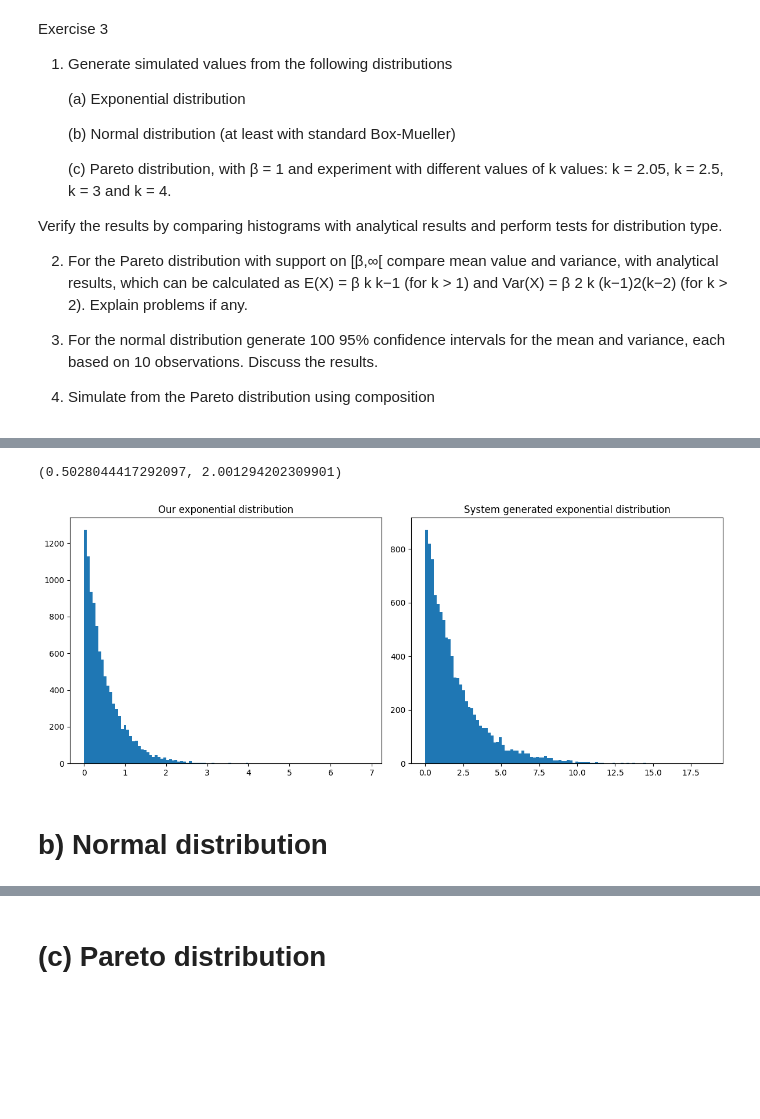
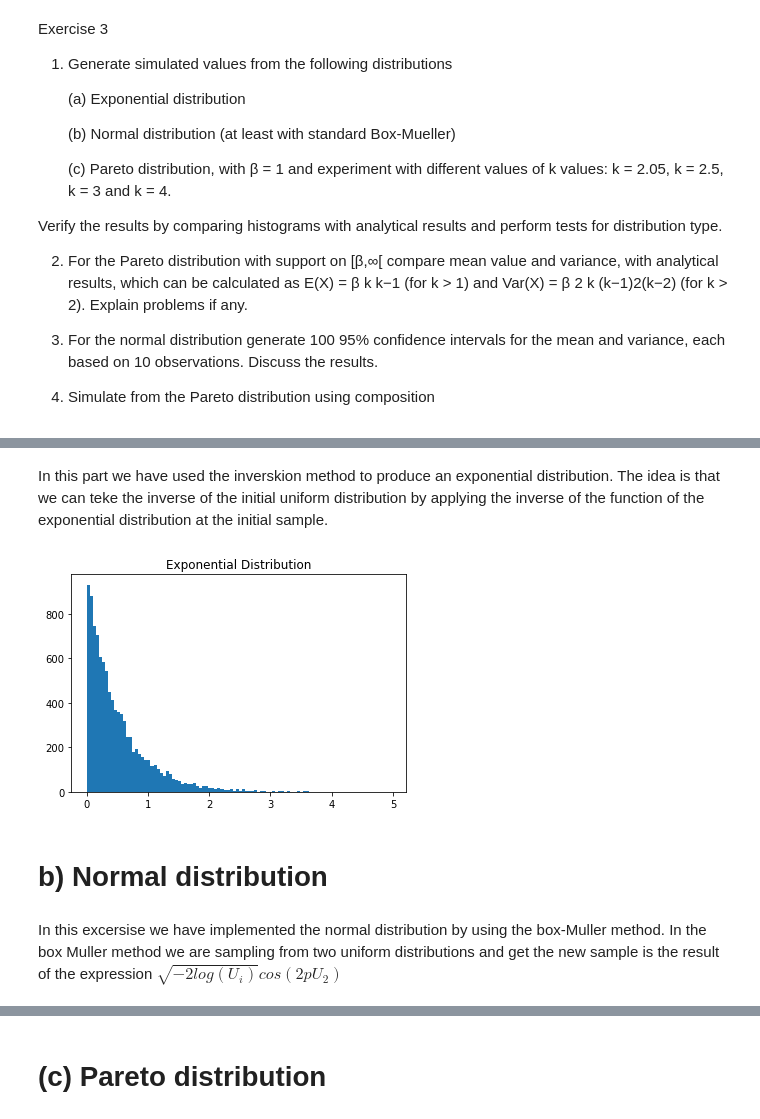
Before and after one commit to shajib004/Stotastic_simulation, a Jupyter notebook: exercise 3.ipynb, the cells around one changed output, grey strips where cells are left out. Saved outputs shown, nothing was run; the diff lists cells and outputs as text; code cells hidden in the pictures; blank space fills up the shorter version.

```diff
--- a/exercise 3.ipynb
+++ b/exercise 3.ipynb
@@ -40,4 +44,6 @@ import scipy
 # (a) Exponential distribution
+# %% [markdown]
+In this part we have used the inverskion method to produce an exponential distribution. The idea is that we can teke the inverse of the initial uniform distribution by applying the inverse of the function of the exponential distribution at the initial sample.
 # %%
 def Exponential_distribution(sample_size, lam):
     exp = [-math.log(np.random.uniform(0,1,1)[0])/lam for x in range(sample_size)]
@@ -47,21 +51,13 @@ x = np.random.exponential(size=10000, scale=2)
-# %%
-np.mean(Exponential_distribution(10000,2)),np.mean(x)
-# %% [output]
-(0.5028044417292097, 2.001294202309901)
-# %%
-fig, axes = plt.subplots(nrows=1, ncols=2, figsize=(12, 5))
-titles = ['Our exponential distribution', 'System generated exponential distribution']
-axes[0].hist(Exponential_distribution(10000,2),100)
-axes[0].set_title(titles[0])
-axes[1].hist(x,100)
-axes[1].set_title(titles[1])
-
-plt.tight_layout()
-plt.show()
-# %% [output]
-[figure, removed]
+# %%
+plt.hist(Exponential_distribution(10000,2),100)
+plt.title('Exponential Distribution')
+plt.show()
+# %% [output]
+[figure, added]
 # %% [markdown]
 # b) Normal distribution
+# %% [markdown]
+In this excersise we have implemented the normal distribution by using the box-Muller method. In the box Muller method we are sampling from two uniform distributions and get the new sample is the result of the expression $\sqrt{-2log(U_i)}cos(2pU_2)$
 # %%
 from math import cos,pi
 def normal_box_muler(sample_size):
```
Also changed, not shown: parts of 19 cells of this notebook.
